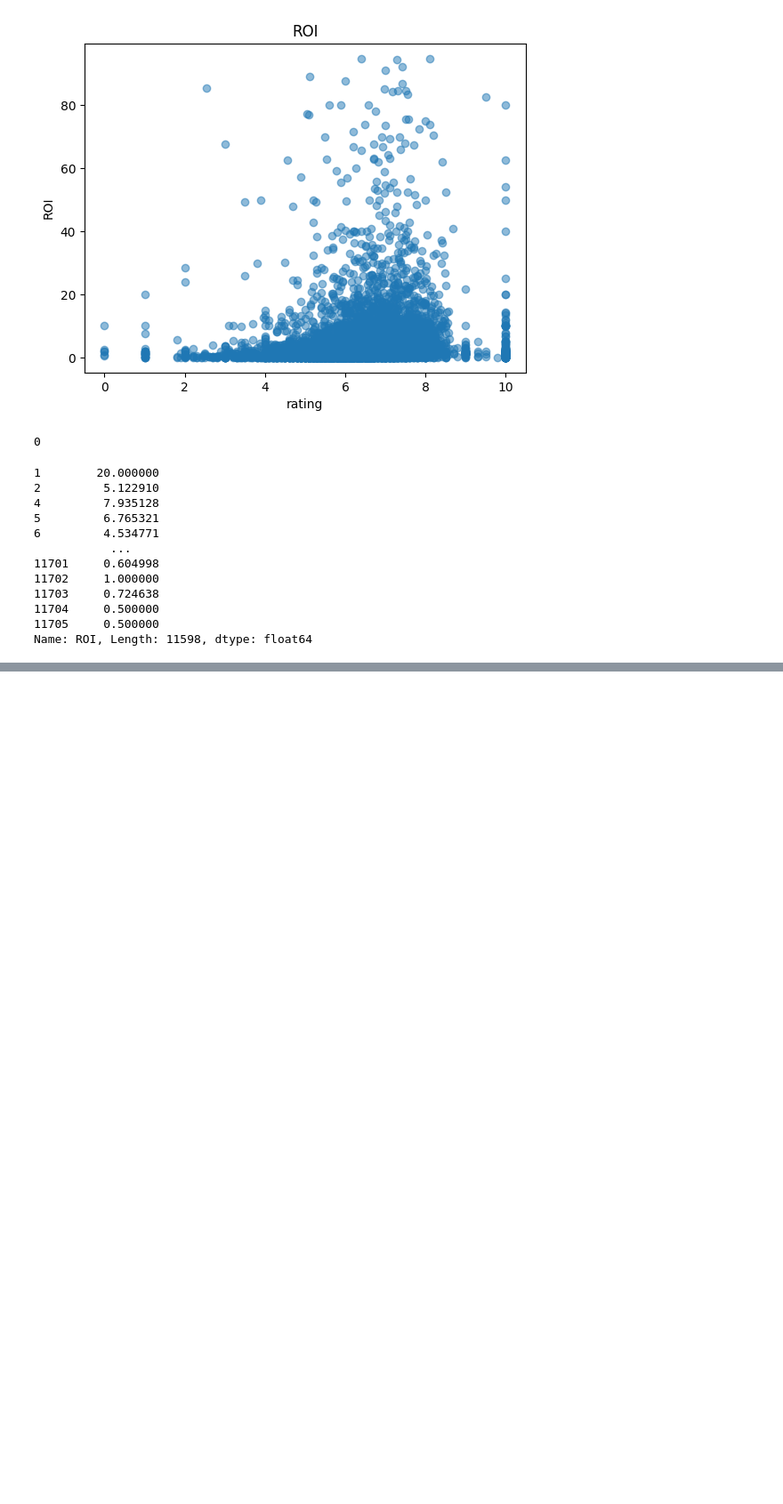
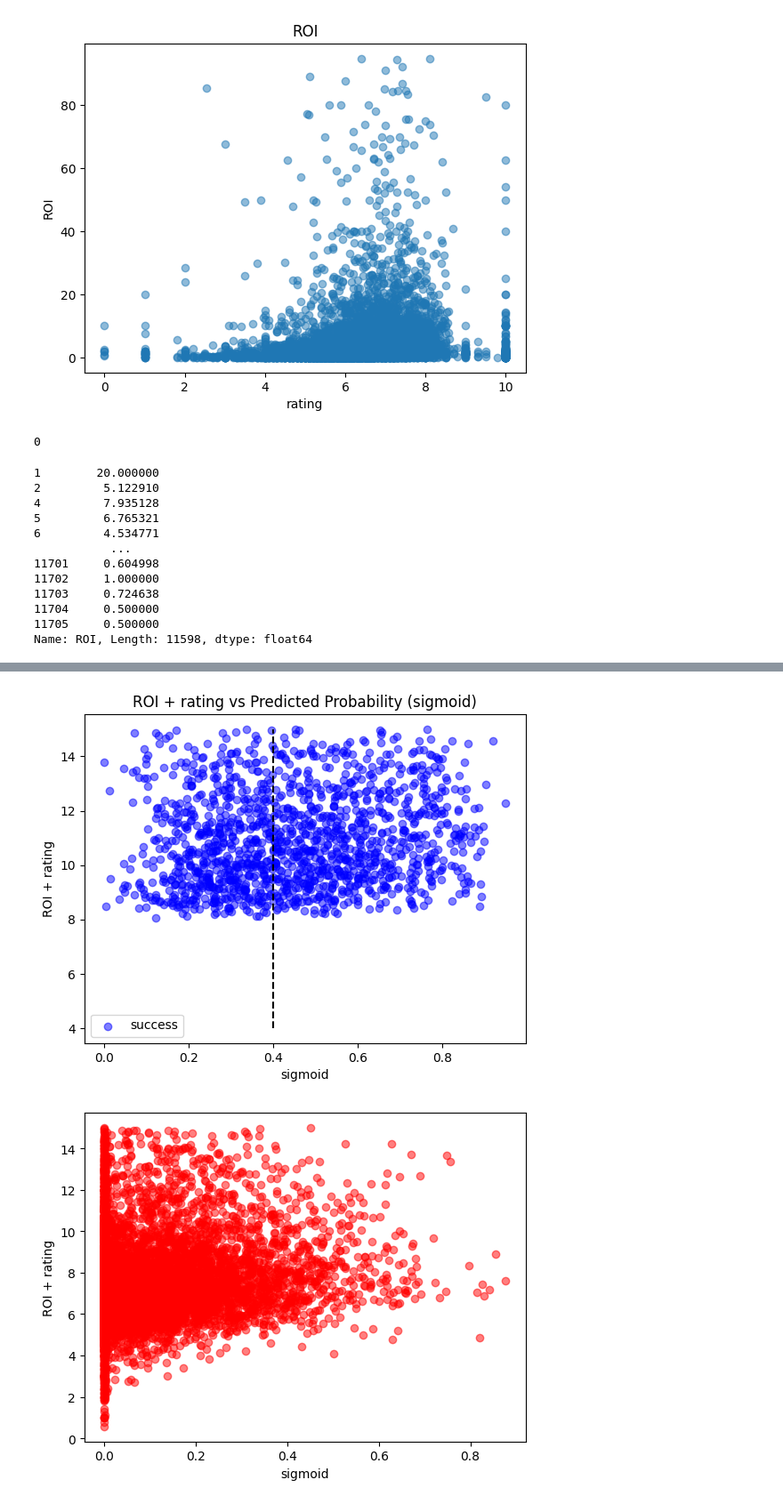
Before and after one commit to OTT-Predictor/OTT-Predictor, a Jupyter notebook: notebooks/training_visualization.ipynb, the cells around one changed output, grey strips where cells are left out. Shown: that part at 89% size. Drawn from its saved outputs; the diff is of its cells as text; code cells hidden in the pictures; blank space fills up the shorter version.

```diff
--- a/notebooks/training_visualization.ipynb
+++ b/notebooks/training_visualization.ipynb
@@ -205,0 +321,27 @@ Name: ROI, Length: 11598, dtype: float64
+# %%
+result['roi'] = result[config.ORIG_REVENUE_COL] / result[config.ORIG_BUDGET_COL] + result[config.ORIG_RATING_COL]
+result_ = result[result['roi'] < 15] # ROI가 100 이하인 영화만 필터링
+result_O1000 = result_[result[config.ORIG_RATING_COUNT_COL] > 1000] # 평점이 1000 이상인 영화만 필터링
+result_O1000_success = result_O1000[result_O1000[config.TARGET_COL] == 1] # 성공한 영화만 필터링
+result_O1000_failure = result_O1000[result_O1000[config.TARGET_COL] == 0] # 실패한 영화만 필터링
+result_U1000 = result_[result_[config.ORIG_RATING_COUNT_COL] <= 1000] # 평점이 1000 미만인 영화만 필터링
+
+
+plt.scatter(result_O1000_success['predicted_probability'], result_O1000_success['roi'], alpha=0.5, color = 'blue', label = 'success')
+#plt.scatter(result_O1000_failure['predicted_probability'], result_O1000_failure['roi'], alpha=0.5, color = 'red', label = 'failure')
+plt.plot([0.4, 0.4], [4, 15], color = 'black', linestyle='--') # y=x 선 추가
+#plt.plot([0, 1], [8, 8], color = 'black', linestyle='--') # y=x 선 추가
+# plt.scatter(result_U1000['predicted_probability'], result_U1000['roi'], alpha=0.5, color = 'red')
+plt.title('ROI + rating vs Predicted Probability (sigmoid)')
+plt.xlabel('sigmoid')
+plt.ylabel('ROI + rating')
+plt.legend()
+plt.show()
+
+plt.scatter(result_U1000['predicted_probability'], result_U1000['roi'], alpha=0.5, color = 'red')
+plt.xlabel('sigmoid')
+plt.ylabel('ROI + rating')
+plt.show()
+# %% [output]
+[figure, added]
+[figure, added]
```
Also changed, not shown: parts of 4 cells of this notebook.
